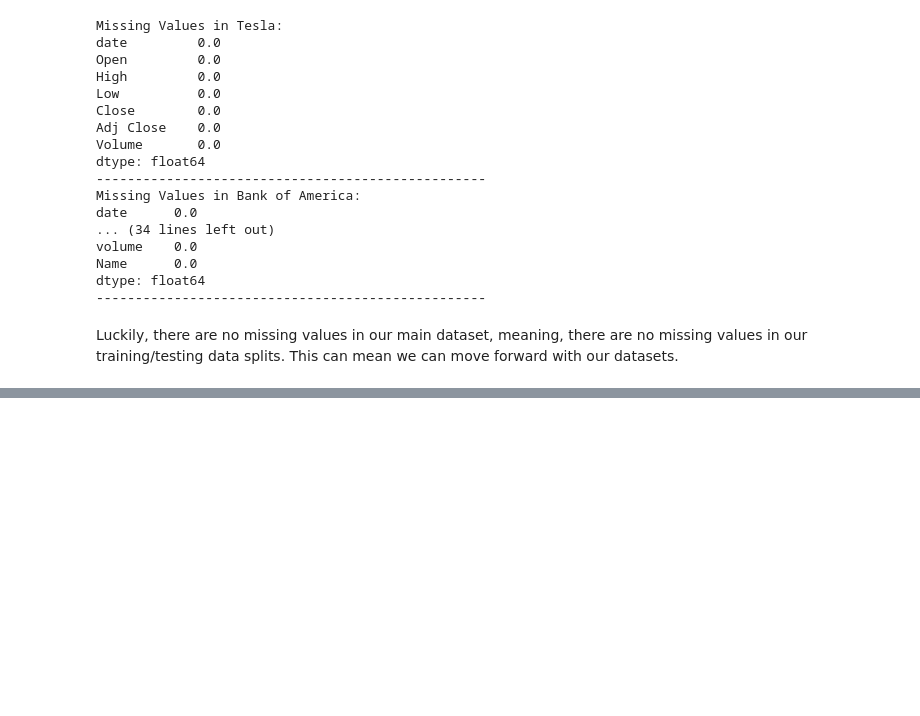
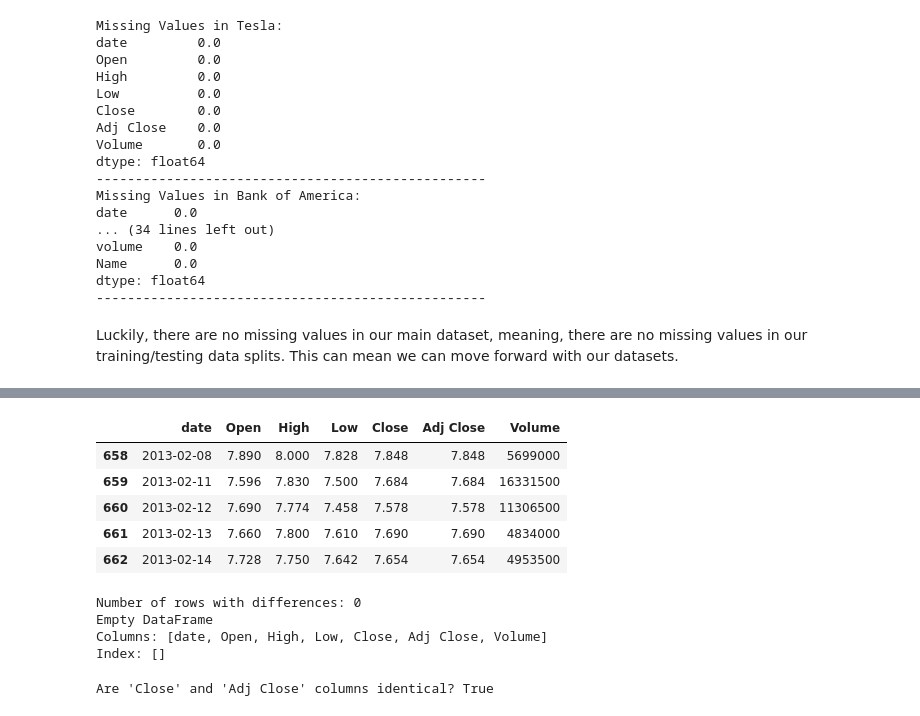
Before and after one commit to Vondent/stock-price-analysis, a Jupyter notebook: stock-price-analysis.ipynb, the cells around one changed output, grey strips where cells are left out. Drawn from its saved outputs; the diff is of its cells as text; code cells hidden in the pictures; blank space fills up the shorter version.

```diff
--- a/stock-price-analysis.ipynb
+++ b/stock-price-analysis.ipynb
@@ -374,0 +384,27 @@ Luckily, there are no missing values in our main dataset, meaning, there are no
+# %%
+tesla_train.head()
+# %% [output]
+|  | date | Open | High | Low | Close | Adj Close | Volume |
+| 658 | 2013-02-08 | 7.890 | 8.000 | 7.828 | 7.848 | 7.848 | 5699000 |
+| 659 | 2013-02-11 | 7.596 | 7.830 | 7.500 | 7.684 | 7.684 | 16331500 |
+| 660 | 2013-02-12 | 7.690 | 7.774 | 7.458 | 7.578 | 7.578 | 11306500 |
+| 661 | 2013-02-13 | 7.660 | 7.800 | 7.610 | 7.690 | 7.690 | 4834000 |
+| 662 | 2013-02-14 | 7.728 | 7.750 | 7.642 | 7.654 | 7.654 | 4953500 |
+# %%
+# Find rows where 'close' and 'adj_close' differ
+differences = tesla_dat[tesla_dat["Close"] != tesla_dat["Adj Close"]]
+
+print(f"Number of rows with differences: {len(differences)}")
+print(differences)
+# %% [output]
+Number of rows with differences: 0
+Empty DataFrame
+Columns: [date, Open, High, Low, Close, Adj Close, Volume]
+Index: []
+# %%
+# Check if 'close' and 'adj_close' columns are identical
+are_equal = tesla_dat["Close"].equals(tesla_dat["Adj Close"])
+
+print("Are 'Close' and 'Adj Close' columns identical?", are_equal)
+# %% [output]
+Are 'Close' and 'Adj Close' columns identical? True
```
Also changed, not shown: parts of 10 cells of this notebook.
